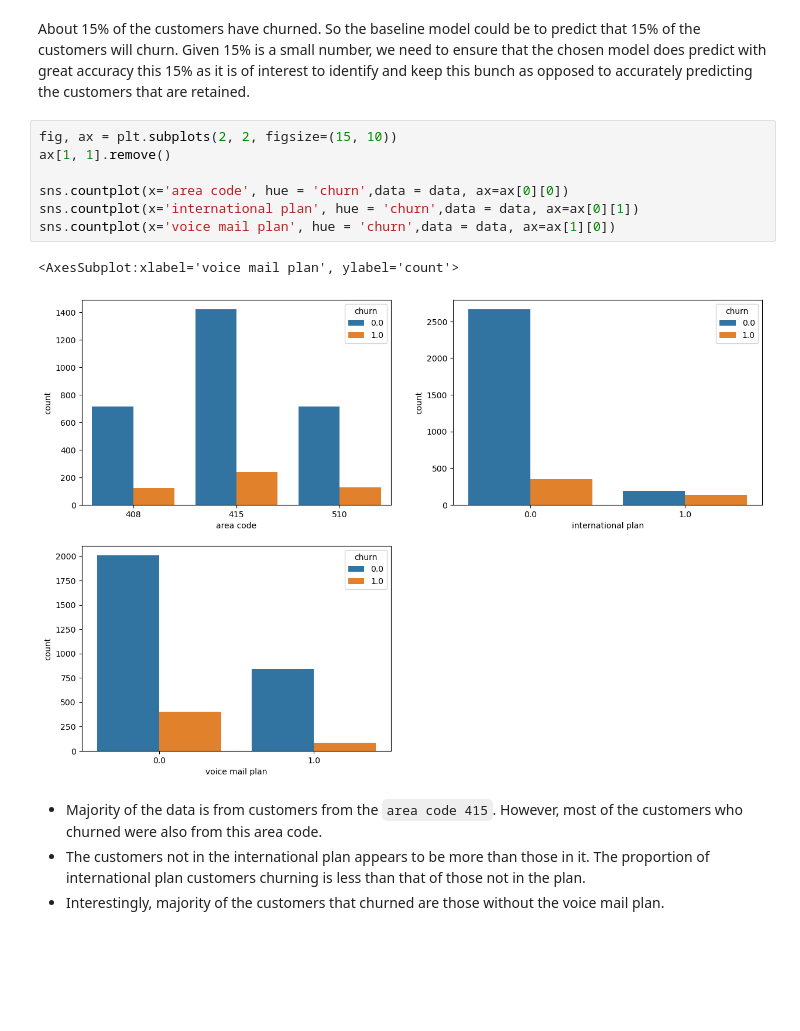
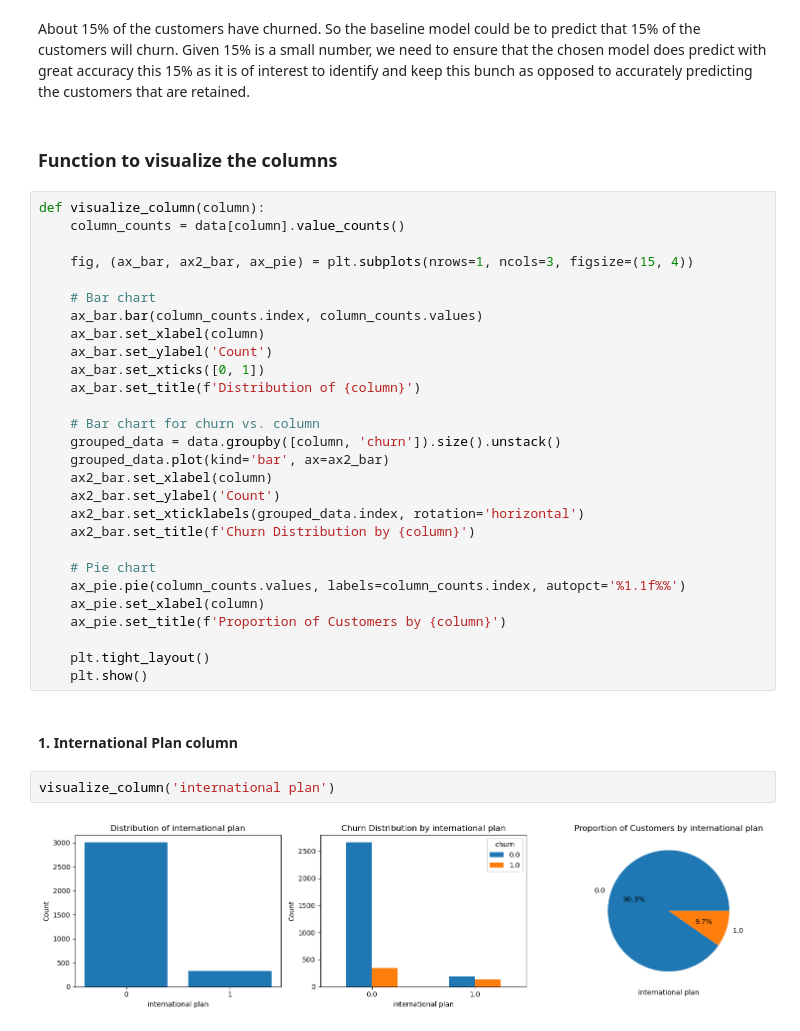
Before and after one commit to Emilly-Njue/Phase3-Project, a Jupyter notebook: customer_churn.ipynb, the cells around one changed output. Saved outputs shown, nothing was run; the diff lists cells and outputs as text; blank space fills up the shorter version.

```diff
--- a/customer_churn.ipynb
+++ b/customer_churn.ipynb
@@ -249,16 +272,38 @@ plt.show()
 # %% [markdown]
 About 15% of the customers have churned. So the baseline model could be to predict that 15% of the customers will churn. Given 15% is a small number, we need to ensure that the chosen model does predict with great accuracy this 15% as it is of interest to identify and keep this bunch as opposed to accurately predicting the customers that are retained.
-# %%
-fig, ax = plt.subplots(2, 2, figsize=(15, 10))
-ax[1, 1].remove()
-
-sns.countplot(x='area code', hue = 'churn',data = data, ax=ax[0][0])
-sns.countplot(x='international plan', hue = 'churn',data = data, ax=ax[0][1])
-sns.countplot(x='voice mail plan', hue = 'churn',data = data, ax=ax[1][0])
-# %% [output]
-<AxesSubplot:xlabel='voice mail plan', ylabel='count'>
-[figure, removed]
-# %% [markdown]
-- Majority of the data is from customers from the `area code 415`. However, most of the customers who churned were also from this area code.
-- The customers not in the international plan appears to be more than those in it. The proportion of international plan customers churning is less than that of those not in the plan.
-- Interestingly, majority of the customers that churned are those without the voice mail plan.
+# %% [markdown]
+### Function to visualize the columns
+# %%
+def visualize_column(column):
+    column_counts = data[column].value_counts()
+
+    fig, (ax_bar, ax2_bar, ax_pie) = plt.subplots(nrows=1, ncols=3, figsize=(15, 4))
+
+    # Bar chart
+    ax_bar.bar(column_counts.index, column_counts.values)
+    ax_bar.set_xlabel(column)
+    ax_bar.set_ylabel('Count')
+    ax_bar.set_xticks([0, 1])
+    ax_bar.set_title(f'Distribution of {column}')
+
+    # Bar chart for churn vs. column
+    grouped_data = data.groupby([column, 'churn']).size().unstack()
+    grouped_data.plot(kind='bar', ax=ax2_bar)
+    ax2_bar.set_xlabel(column)
+    ax2_bar.set_ylabel('Count')
+    ax2_bar.set_xticklabels(grouped_data.index, rotation='horizontal')
+    ax2_bar.set_title(f'Churn Distribution by {column}')
+
+    # Pie chart
+    ax_pie.pie(column_counts.values, labels=column_counts.index, autopct='%1.1f%%')
+    ax_pie.set_xlabel(column)
+    ax_pie.set_title(f'Proportion of Customers by {column}')
+
+    plt.tight_layout()
+    plt.show()
+# %% [markdown]
+#### 1. International Plan column
+# %%
+visualize_column('international plan')
+# %% [output]
+[figure, added]
```
Also changed, not shown: parts of 17 cells of this notebook.
